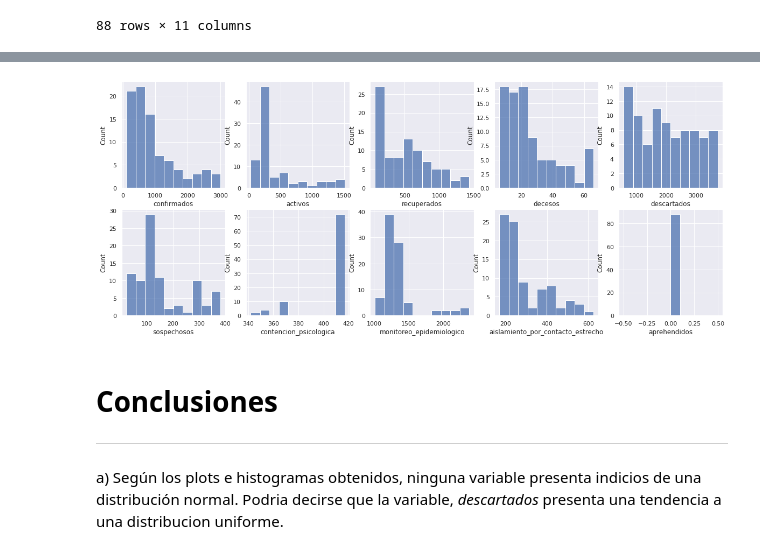
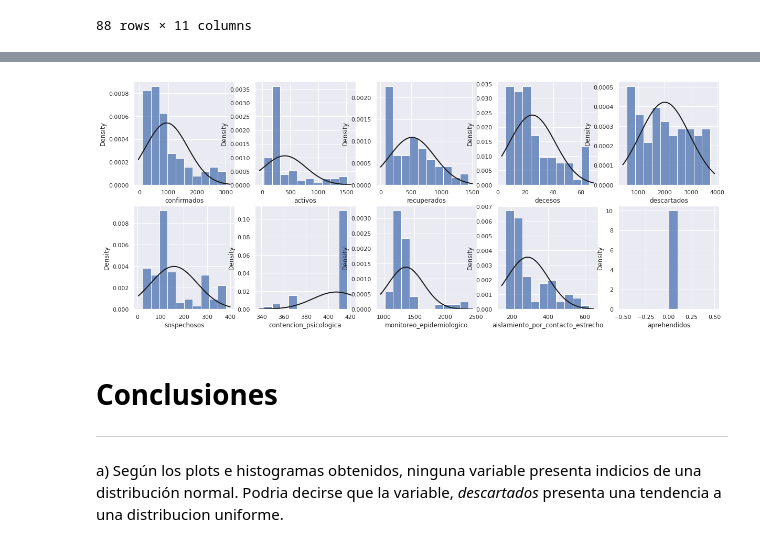
Before and after one commit to DarkMagicianK/Aprendizaje_de_Maquina2022, a Jupyter notebook: ML_2022_Tp2.ipynb, the cells around one changed output, grey strips where cells are left out. Saved outputs shown, nothing was run; the diff lists cells and outputs as text; code cells hidden in the pictures.

```diff
--- a/ML_2022_Tp2.ipynb
+++ b/ML_2022_Tp2.ipynb
@@ -58,12 +66,18 @@ NameError: ignored
 # %%
 # Histogramas de cols
 _, ax2 = plt.subplots(2,5, figsize = ( 20, 8))
 ax_row = -1;
 for i in range(10):
   if (i%5 ==0): ax_row = ax_row +1
-  sns.histplot(x=namecols[i+1],data=data_covid, bins=10, ax=ax2[ax_row][i%5])
+  sns.histplot(x=namecols[i+1],data=data_covid, bins=10, stat='density', ax=ax2[ax_row][i%5])
+
+  # Ajute normal
+ax_row = -1;
+for i in range(10):
+  if (i%5 ==0): ax_row = ax_row +1
+  ajuste_norm(data_covid[namecols[i+1]],ax2[ax_row][i%5])
 # %% [output]
-[figure, old version]
+[figure, new version]
 # %% [markdown]
 # Conclusiones
 ---
```
Also changed, not shown: parts of 13 cells of this notebook.
